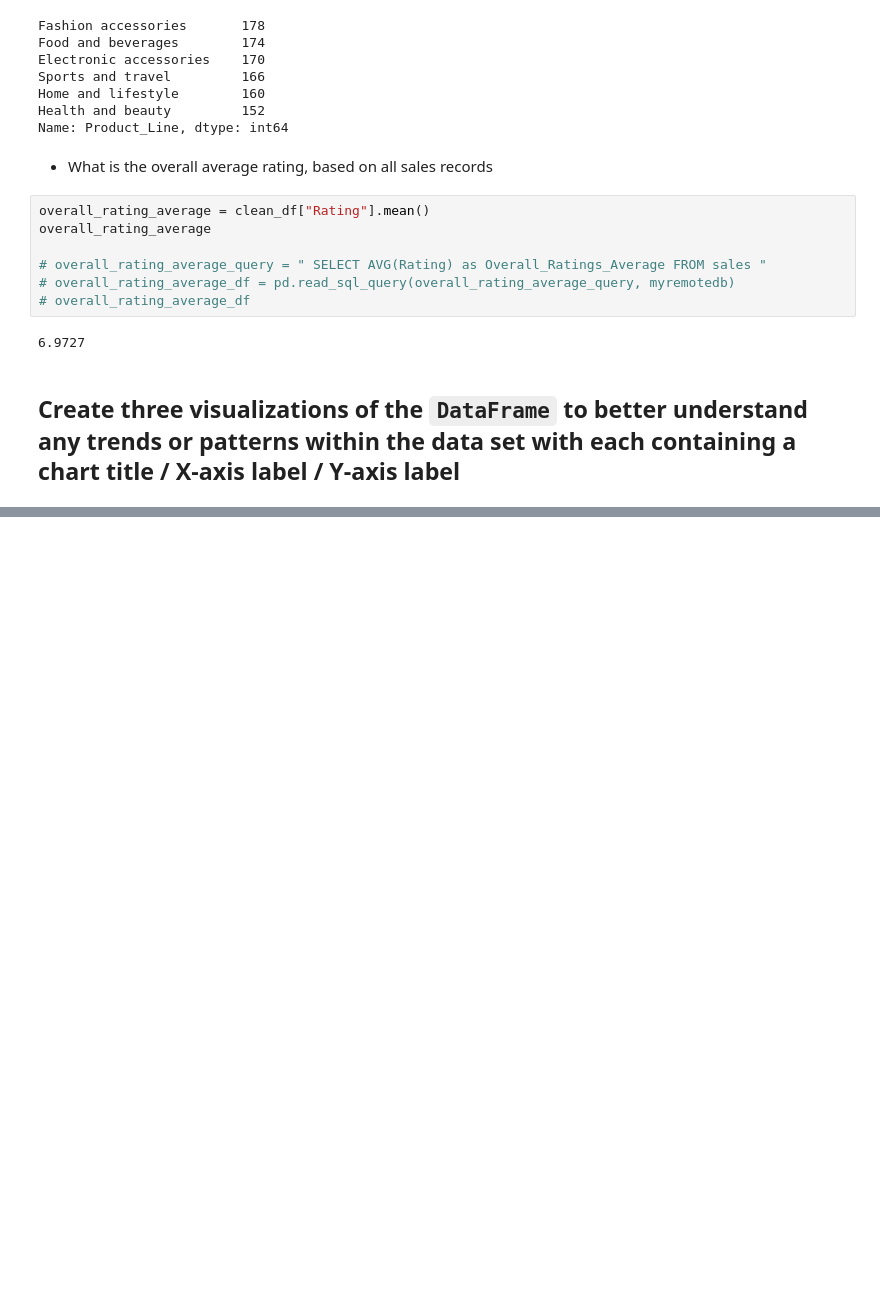
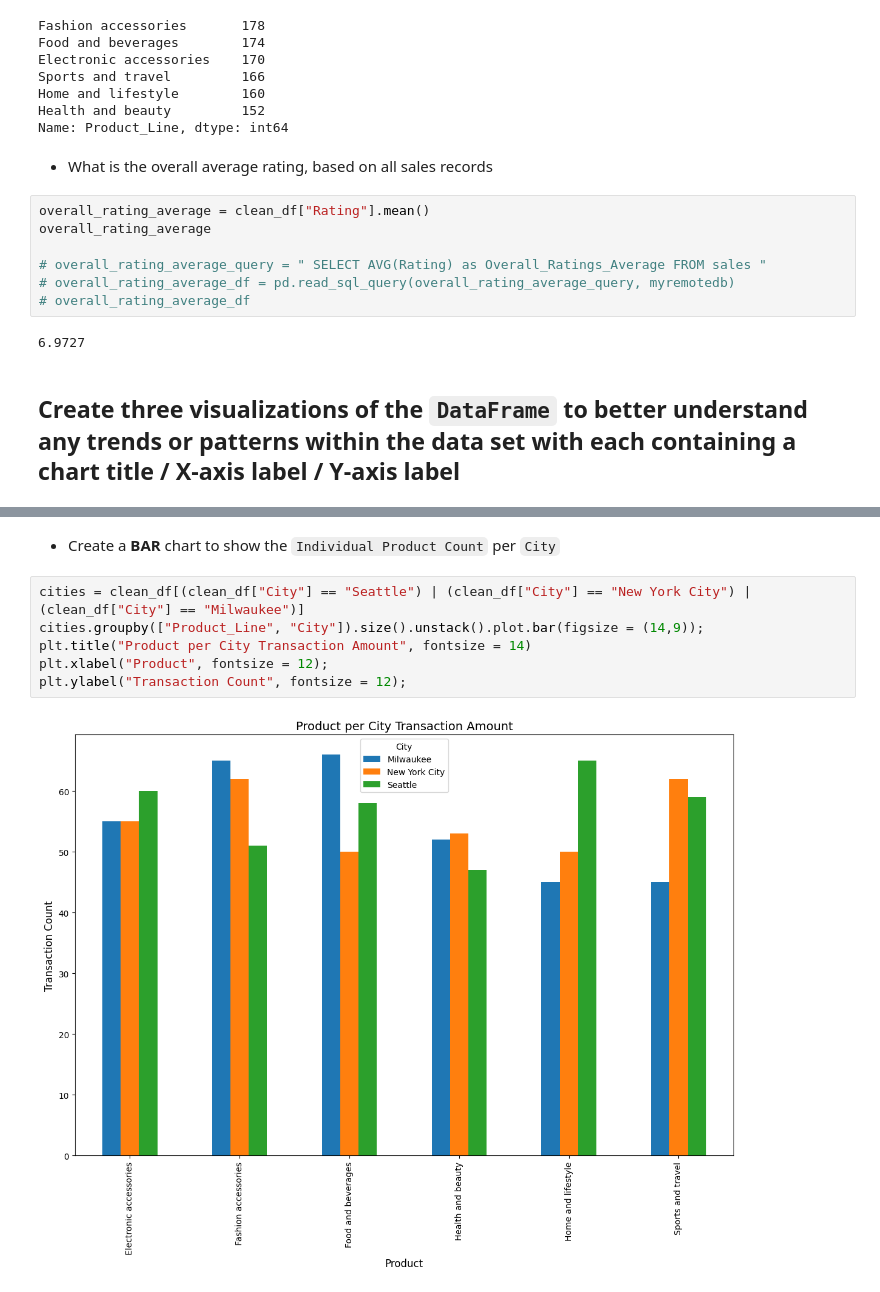
Before and after one commit to Nathan-Seeley/exploratory_data_analysis, a Jupyter notebook: sales_analysis.ipynb, the cells around one changed output, grey strips where cells are left out. Drawn from its saved outputs; the diff is of its cells as text; blank space fills up the shorter version.

```diff
--- a/sales_analysis.ipynb
+++ b/sales_analysis.ipynb
@@ -184,0 +198,10 @@ plt.ylabel("Amount of Transactions" , fontsize = 11);
+# %% [markdown]
+* Create a **BAR** chart to show the `Individual Product Count` per `City`
+# %%
+cities = clean_df[(clean_df["City"] == "Seattle") | (clean_df["City"] == "New York City") | (clean_df["City"] == "Milwaukee")]
+cities.groupby(["Product_Line", "City"]).size().unstack().plot.bar(figsize = (14,9));
+plt.title("Product per City Transaction Amount", fontsize = 14)
+plt.xlabel("Product", fontsize = 12);
+plt.ylabel("Transaction Count", fontsize = 12);
+# %% [output]
+[figure, added]
```
Also changed, not shown: parts of 4 cells of this notebook.
